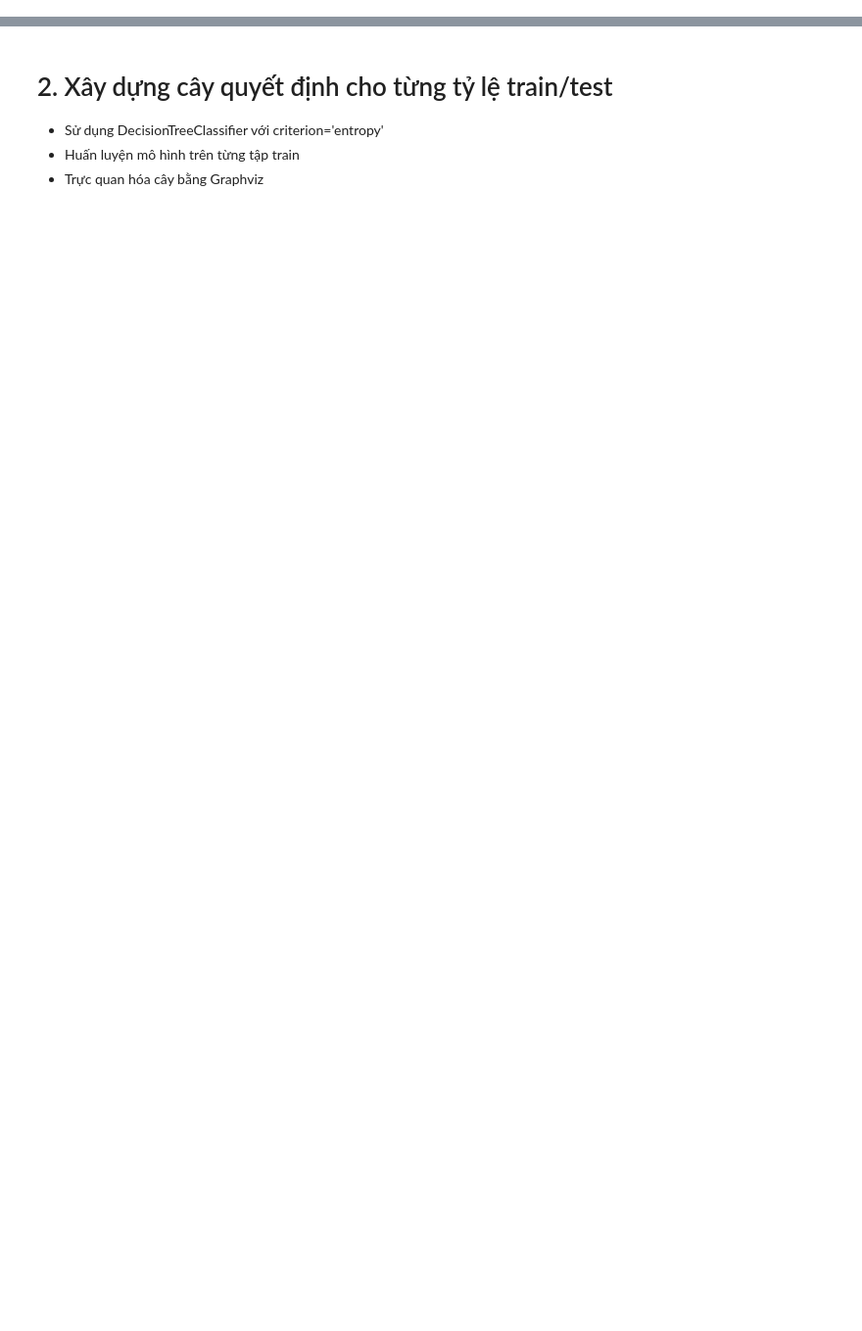
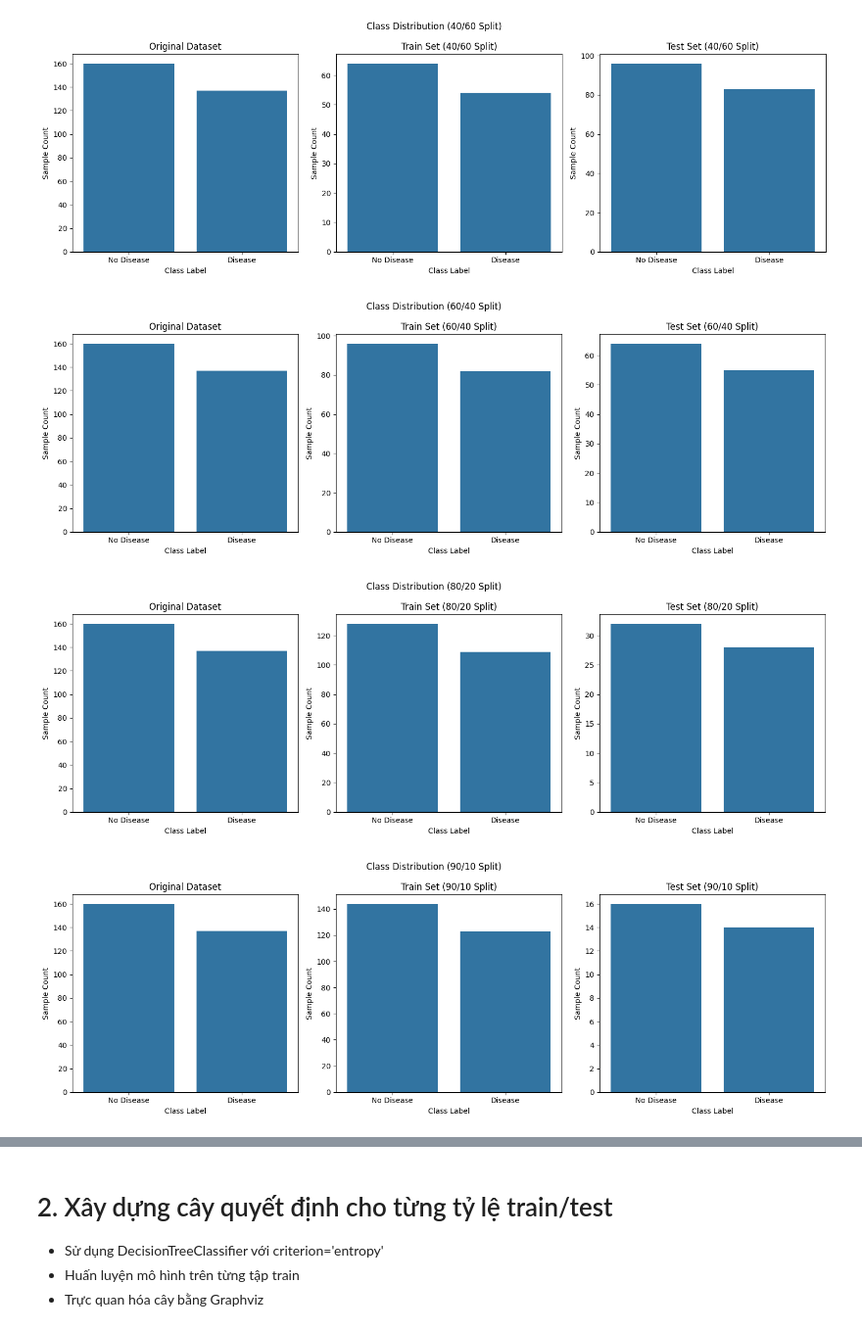
Before and after one commit to PhanPhuc269/cs14003-decision-tree-project, a Jupyter notebook: project2.ipynb, the cells around one changed output, grey strips where cells are left out. Shown at 98% size. Saved outputs shown, nothing was run; the diff lists cells and outputs as text; code cells hidden in the pictures; blank space fills up the shorter version.

```diff
--- a/project2.ipynb
+++ b/project2.ipynb
@@ -34,33 +54,81 @@ print(heart_disease.variables)
 # %%
 import numpy as np
 import pandas as pd
 import matplotlib.pyplot as plt
 import seaborn as sns
 from sklearn.model_selection import train_test_split
 
-# Xáo trộn dữ liệu
-X_shuffled, y_shuffled = X.sample(frac=1, random_state=42), y.sample(frac=1, random_state=42)
+# Shuffle the data
+df_shuffled = pd.concat([X, y], axis=1).sample(frac=1, random_state=0).reset_index(drop=True)
+X_shuffled = df_shuffled.iloc[:, :-1]
+y_shuffled = df_shuffled.iloc[:, -1]
 
-# Các tỷ lệ train/test
+# Ensure y is a Series
+if isinstance(y_shuffled, pd.DataFrame):
+    y_shuffled = y_shuffled.iloc[:, 0]
+
+# Convert labels to strings for visualization: 0 -> "No Disease", 1 -> "Disease"
+y_shuffled = y_shuffled.apply(lambda x: "No Disease" if x == 0 else "Disease")
+
+# Define train/test split ratios
 splits = {
-    "40_60": (0.4, 0.6),
-    "60_40": (0.6, 0.4),
-    "80_20": (0.8, 0.2),
-    "90_10": (0.9, 0.1)
+    "40/60 Split": (0.4, 0.6),
+    "60/40 Split": (0.6, 0.4),
+    "80/20 Split": (0.8, 0.2),
+    "90/10 Split": (0.9, 0.1)
 }
 
-# Lưu các tập con
+# Store the 16 subsets
 split_data = {}
 
-for key, (train_size, test_size) in splits.items():
+for split_name, (train_size, test_size) in splits.items():
+    # Split data with stratification
     X_train, X_test, y_train, y_test = train_test_split(
         X_shuffled, y_shuffled,
-        train_size=train_size, test_size=test_size,
-        stratify=y_shuffled, random_state=42
+        train_size=train_size,
+        test_size=test_size,
+        stratify=y_shuffled,  # Ensure class distribution is maintained
+        random_state=0
     )
-    split_data[key] = {
+
+    # Store subsets
+    split_data[split_name] = {
         "feature_train": X_train,
         "label_train": y_train,
         "feature_test": X_test,
         "label_test": y_test
     }
+
+    # Convert train and test labels to strings for consistent visualization
+    y_train = y_train.apply(lambda x: "No Disease" if x == "No Disease" else "Disease")
+    y_test = y_test.apply(lambda x: "No Disease" if x == "No Disease" else "Disease")
+
+    # Visualize class distribution for original, train, and test
+    fig, axes = plt.subplots(1, 3, figsize=(15, 5))
+
+    # Original dataset
+    sns.countplot(x=y_shuffled, ax=axes[0], order=["No Disease", "Disease"])
+    axes[0].set_title("Original Dataset")
+    axes[0].set_xlabel("Class Label")
+    axes[0].set_ylabel("Sample Count")
+
+    # Train set
+    sns.countplot(x=y_train, ax=axes[1], order=["No Disease", "Disease"])
+    axes[1].set_title(f"Train Set ({split_name})")
+    axes[1].set_xlabel("Class Label")
+    axes[1].set_ylabel("Sample Count")
+
+    # Test set
+    sns.countplot(x=y_test, ax=axes[2], order=["No Disease", "Disease"])
+    axes[2].set_title(f"Test Set ({split_name})")
+    axes[2].set_xlabel("Class Label")
+    axes[2].set_ylabel("Sample Count")
+
+    plt.suptitle(f"Class Distribution ({split_name})")
+    plt.tight_layout()
+    plt.show()
+# %% [output]
+[figure, added]
+[figure, added]
+[figure, added]
+[figure, added]
```
Also changed, not shown: parts of 8 cells of this notebook.
